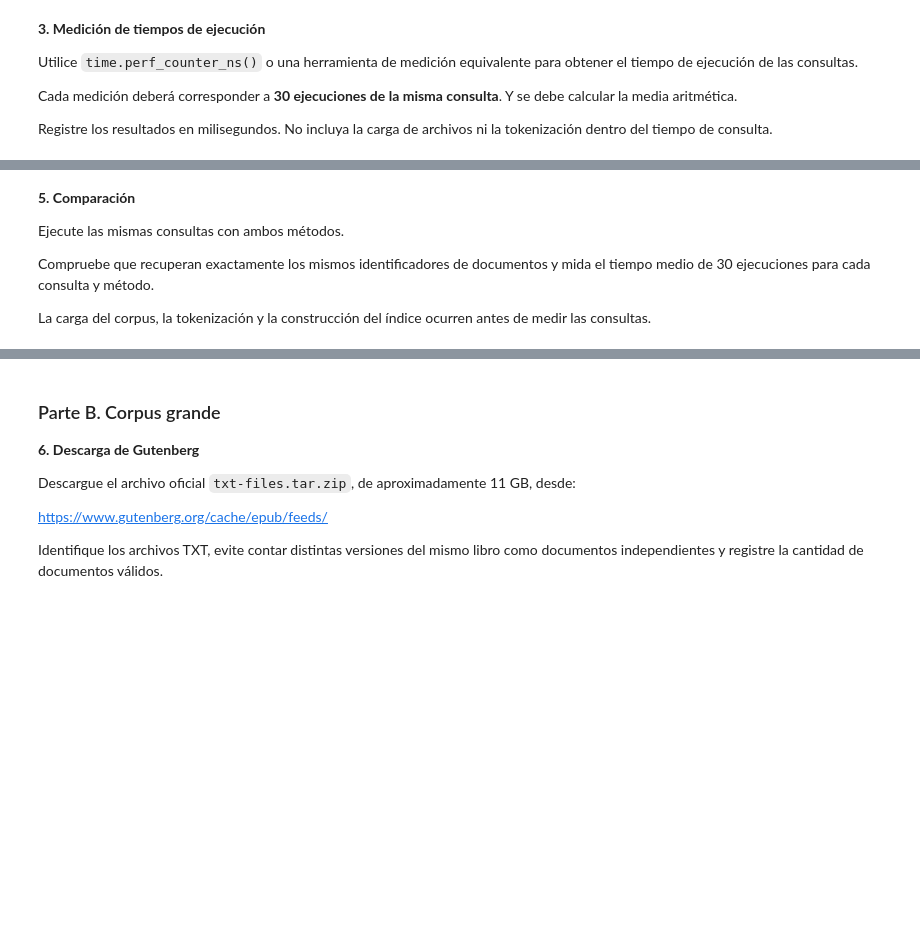
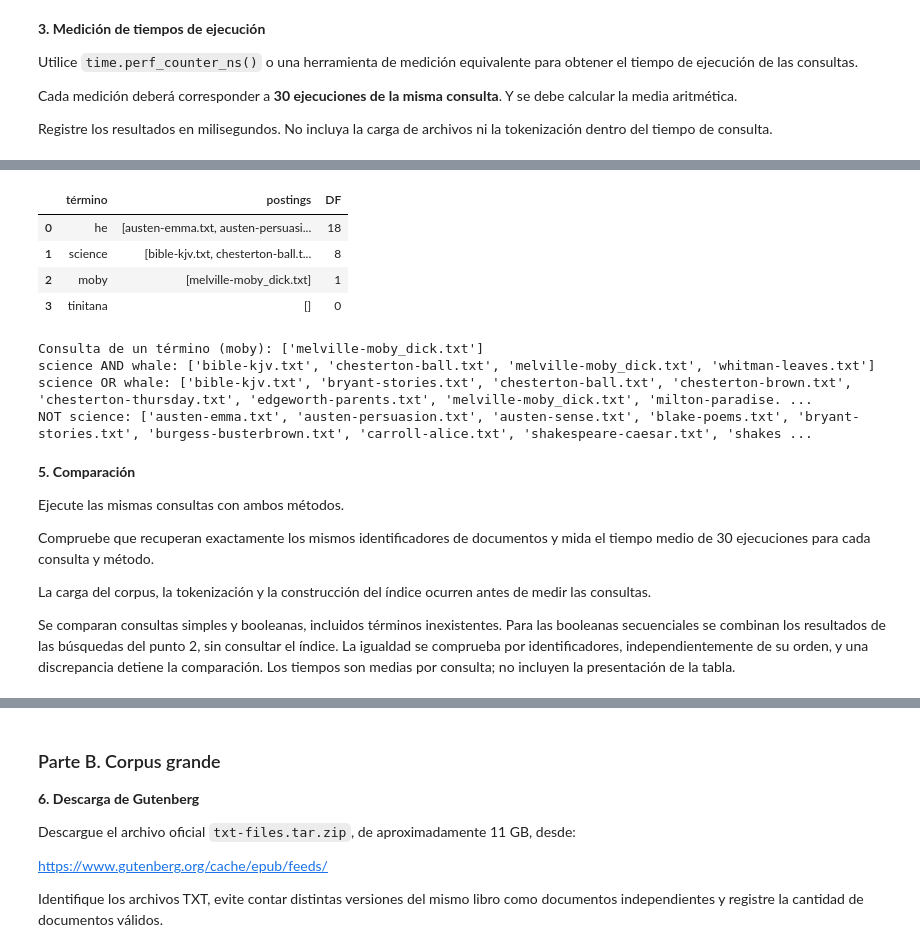
Before and after one commit to Vladimirjon/IR_26B, a Jupyter notebook: notebooks/02_booleansearch.ipynb, the cells around one changed output, grey strips where cells are left out. Drawn from its saved outputs; the diff is of its cells as text; code cells hidden in the pictures; blank space fills up the shorter version.

```diff
--- a/notebooks/02_booleansearch.ipynb
+++ b/notebooks/02_booleansearch.ipynb
@@ -113,16 +136,17 @@ Registre los resultados en milisegundos. No incluya la carga de archivos ni la t
 # %%
 import time
 
-def medir_consulta(funcion_busqueda, termino, repeticiones=30):
+
+def medir_consulta(funcion_busqueda, *terminos, repeticiones=30):
+    if repeticiones <= 0:
+        raise ValueError("El número de repeticiones debe ser positivo.")
+
     tiempos_ms = []
-
     for _ in range(repeticiones):
         inicio = time.perf_counter_ns()
-        funcion_busqueda(termino)
+        funcion_busqueda(*terminos)
         fin = time.perf_counter_ns()
-
-        tiempo_ms = (fin - inicio) / 1_000_000
-        tiempos_ms.append(tiempo_ms)
+        tiempos_ms.append((fin - inicio) / 1_000_000)
 
     return sum(tiempos_ms) / repeticiones
 # %%
@@ -144,12 +177,14 @@ Implemente consultas de un término y consultas booleanas con AND, OR y NOT.
 # %%
-indice_invertido = {}
+from collections import defaultdict
+
+# Los conjuntos se construyen una sola vez; cada documento aparece una vez por término.
+indice_invertido = defaultdict(set)
+universo_documentos = set(corpus_procesado)
+postings_vacios = frozenset()
 
 for doc_id, tokens in corpus_procesado.items():
     for termino in set(tokens):
-        if termino not in indice_invertido:
-            indice_invertido[termino] = []
-
-        indice_invertido[termino].append(doc_id)
+        indice_invertido[termino].add(doc_id)
 # %%
 import pandas as pd
 
@@ -190,34 +229,47 @@ Tamaño completo: (43495, 18)
 | abagtha | 0 | 0 | 0 | 1 | 0 | ... |
 # %%
 def consulta_termino(termino):
-    return indice_invertido.get(termino.lower(), []).copy()
+    return sorted(indice_invertido.get(normalizar_termino(termino), postings_vacios))
+
 
 def consulta_and(termino_1, termino_2):
-    postings_1 = set(consulta_termino(termino_1))
-    postings_2 = set(consulta_termino(termino_2))
+    postings_1 = indice_invertido.get(normalizar_termino(termino_1), postings_vacios)
+    postings_2 = indice_invertido.get(normalizar_termino(termino_2), postings_vacios)
     return sorted(postings_1 & postings_2)
 
+
 def consulta_or(termino_1, termino_2):
-    postings_1 = set(consulta_termino(termino_1))
-    postings_2 = set(consulta_termino(termino_2))
+    postings_1 = indice_invertido.get(normalizar_termino(termino_1), postings_vacios)
+    postings_2 = indice_invertido.get(normalizar_termino(termino_2), postings_vacios)
     return sorted(postings_1 | postings_2)
 
+
 def consulta_not(termino):
-    universo = set(documentos)
-    postings = set(consulta_termino(termino))
-    return sorted(universo - postings)
+    postings = indice_invertido.get(normalizar_termino(termino), postings_vacios)
+    return sorted(universo_documentos - postings)
+
 
 terminos_df = ["he", "science", "moby", "tinitana"]
 resumen_postings = []
 for termino in terminos_df:
     postings = consulta_termino(termino)
     resumen_postings.append({"término": termino, "postings": postings, "DF": len(postings)})
 display(pd.DataFrame(resumen_postings))
 
 print("Consulta de un término (moby):", consulta_termino("moby"))
 print("science AND whale:", consulta_and("science", "whale"))
 print("science OR whale:", consulta_or("science", "whale"))
 print("NOT science:", consulta_not("science"))
+# %% [output]
+|  | término | postings | DF |
+| 0 | he | [austen-emma.txt, austen-persuasi... | 18 |
+| 1 | science | [bible-kjv.txt, chesterton-ball.t... | 8 |
+| 2 | moby | [melville-moby_dick.txt] | 1 |
+| 3 | tinitana | [] | 0 |
+Consulta de un término (moby): ['melville-moby_dick.txt']
+science AND whale: ['bible-kjv.txt', 'chesterton-ball.txt', 'melville-moby_dick.txt', 'whitman-leaves.txt']
+science OR whale: ['bible-kjv.txt', 'bryant-stories.txt', 'chesterton-ball.txt', 'chesterton-brown.txt', 'chesterton-thursday.txt', 'edgeworth-parents.txt', 'melville-moby_dick.txt', 'milton-paradise. ...
+NOT science: ['austen-emma.txt', 'austen-persuasion.txt', 'austen-sense.txt', 'blake-poems.txt', 'bryant-stories.txt', 'burgess-busterbrown.txt', 'carroll-alice.txt', 'shakespeare-caesar.txt', 'shakes ...
 # %% [markdown]
 **5. Comparación**
 
@@ -226,4 +278,7 @@ Ejecute las mismas consultas con ambos métodos.
 Compruebe que recuperan exactamente los mismos identificadores de documentos y mida el tiempo medio de 30 ejecuciones para cada consulta y método.
 
 La carga del corpus, la tokenización y la construcción del índice ocurren antes de medir las consultas.
+
+
+Se comparan consultas simples y booleanas, incluidos términos inexistentes. Para las booleanas secuenciales se combinan los resultados de las búsquedas del punto 2, sin consultar el índice. La igualdad se comprueba por identificadores, independientemente de su orden, y una discrepancia detiene la comparación. Los tiempos son medias por consulta; no incluyen la presentación de la tabla.
 # %%
```
Also changed, not shown: parts of 10 cells of this notebook, 1 other file.
